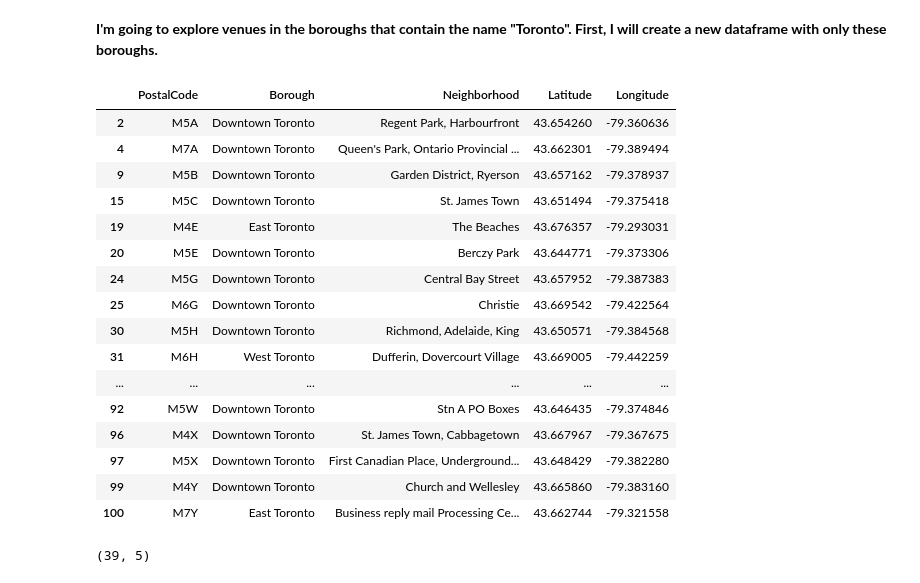
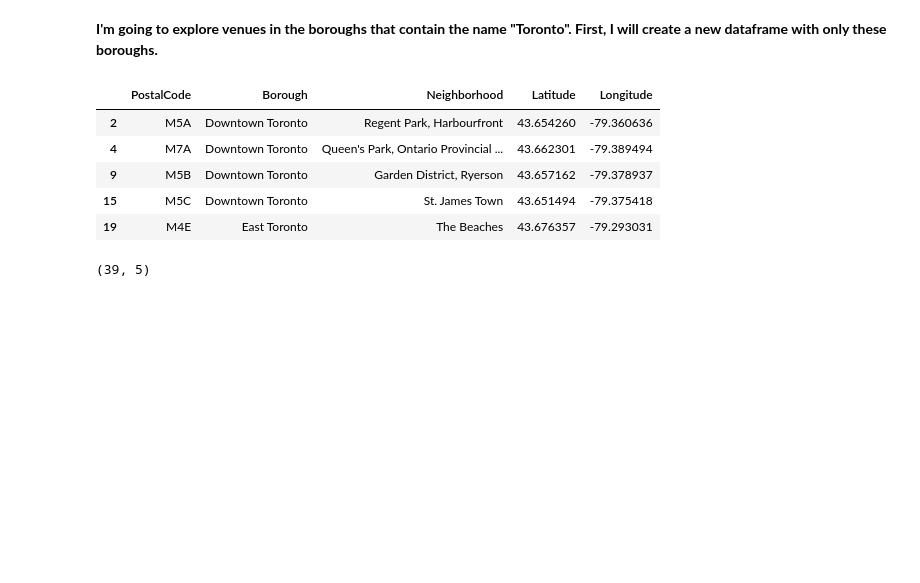
Before and after one commit to nhodarkar/IBM-Data-Science-Capstone, a Jupyter notebook: TorontoNeighborhoodProject.ipynb, the cells around one changed output. Saved outputs shown, nothing was run; the diff lists cells and outputs as text; code cells hidden in the pictures; blank space fills up the shorter version.

```diff
--- a/TorontoNeighborhoodProject.ipynb
+++ b/TorontoNeighborhoodProject.ipynb
@@ -162,25 +132,14 @@ Tor_latlong
 # %%
 # Create new dataframe with only boroughs containing the name "Toronto"
 Torbor_df = Tor_latlong[Tor_latlong['Borough'].str.contains('Toronto')]
-Torbor_df
+Torbor_df.head()
 # %% [output]
 |  | PostalCode | Borough | Neighborhood | Latitude | Longitude |
 | 2 | M5A | Downtown Toronto | Regent Park, Harbourfront | 43.654260 | -79.360636 |
 | 4 | M7A | Downtown Toronto | Queen's Park, Ontario Provincial ... | 43.662301 | -79.389494 |
 | 9 | M5B | Downtown Toronto | Garden District, Ryerson | 43.657162 | -79.378937 |
 | 15 | M5C | Downtown Toronto | St. James Town | 43.651494 | -79.375418 |
 | 19 | M4E | East Toronto | The Beaches | 43.676357 | -79.293031 |
-| 20 | M5E | Downtown Toronto | Berczy Park | 43.644771 | -79.373306 |
-| 24 | M5G | Downtown Toronto | Central Bay Street | 43.657952 | -79.387383 |
-| 25 | M6G | Downtown Toronto | Christie | 43.669542 | -79.422564 |
-| 30 | M5H | Downtown Toronto | Richmond, Adelaide, King | 43.650571 | -79.384568 |
-| 31 | M6H | West Toronto | Dufferin, Dovercourt Village | 43.669005 | -79.442259 |
-| ... | ... | ... | ... | ... | ... |
-| 92 | M5W | Downtown Toronto | Stn A PO Boxes | 43.646435 | -79.374846 |
-| 96 | M4X | Downtown Toronto | St. James Town, Cabbagetown | 43.667967 | -79.367675 |
-| 97 | M5X | Downtown Toronto | First Canadian Place, Underground... | 43.648429 | -79.382280 |
-| 99 | M4Y | Downtown Toronto | Church and Wellesley | 43.665860 | -79.383160 |
-| 100 | M7Y | East Toronto | Business reply mail Processing Ce... | 43.662744 | -79.321558 |
 # %%
 Torbor_df.shape
 # %% [output]
```
Also changed, not shown: parts of 6 cells of this notebook.
